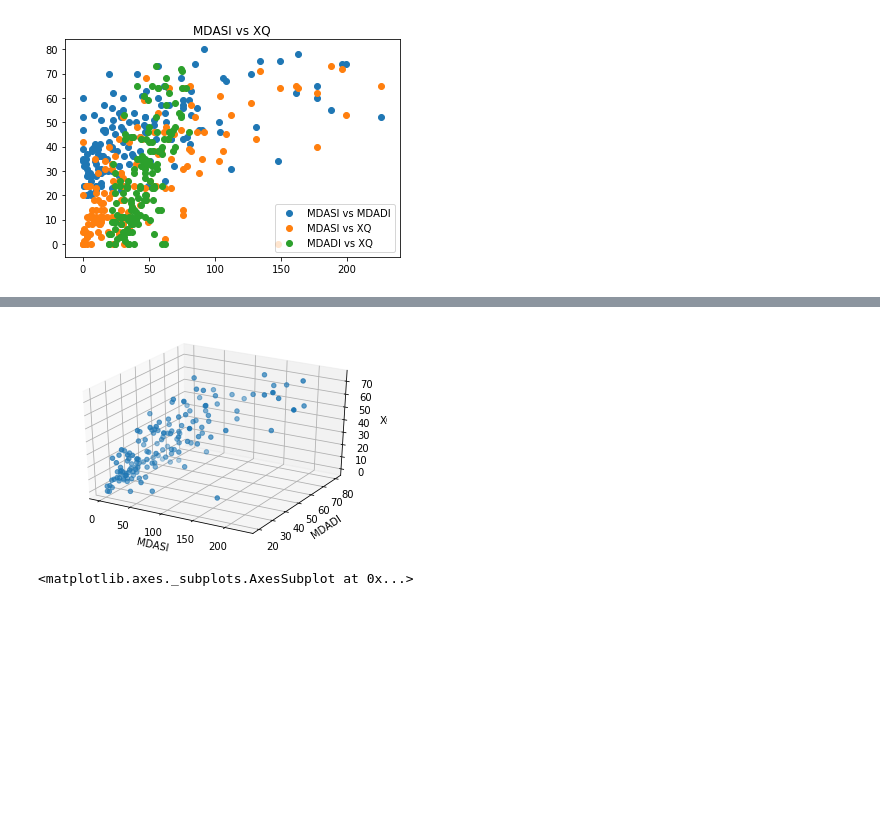
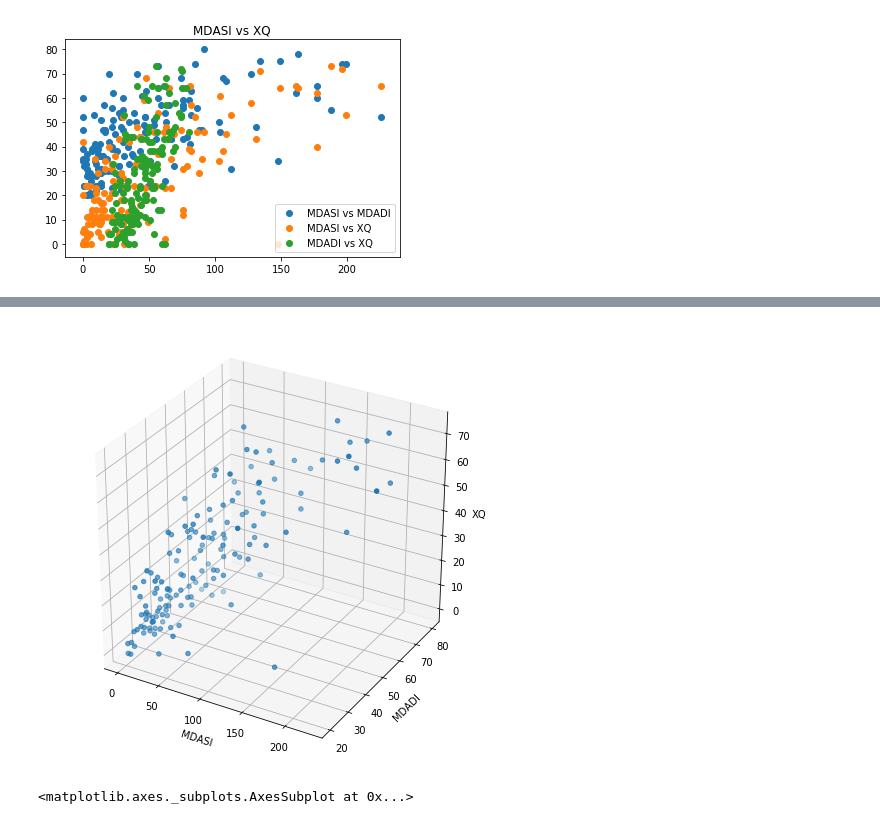
Before and after one commit to Admodan/Research, a Jupyter notebook: Python Scripts/QoL Survey Study.ipynb, the cells around one changed output, grey strips where cells are left out. Saved outputs shown, nothing was run; the diff lists cells and outputs as text; code cells hidden in the pictures; blank space fills up the shorter version.

Commit message:
Updated QoL Study

```diff
--- a/Python Scripts/QoL Survey Study.ipynb
+++ b/Python Scripts/QoL Survey Study.ipynb
@@ -12,7 +13,8 @@ from mpl_toolkits.mplot3d import Axes3D
 from pathlib import Path
 import os
 # %%
-dir_path = Path(r'N:\Research\DIR for QoL Study\H&N PRO Spreadsheets')
+# dir_path = Path(r'N:\Research\DIR for QoL Study\H&N PRO Spreadsheets')
+dir_path = Path(r'C:\Users\The Supreme Being\Documents\Research\Head and Neck QoL Project')
 file_location = Path(dir_path, r'Anonymized Data (Complete - 66-70 Gy).csv')
 # %%
 #df = pd.read_excel(file_location, index_col=0)
@@ -116,13 +179,13 @@ plt.show()
 # %%
-fig = plt.figure()
+fig = plt.figure(figsize=(8,8))
 ax = fig.add_subplot(111, projection='3d')
 ax.scatter3D(x,y,z)
 ax.set_xlabel('MDASI')
 ax.set_ylabel('MDADI')
 ax.set_zlabel('XQ')
 plt.show()
 # %% [output]
-[figure, old version]
+[figure, new version]
 # %%
 plt.figure(figsize=(15,10))
 plt.tight_layout()
```
Also changed, not shown: parts of 27 cells of this notebook.
